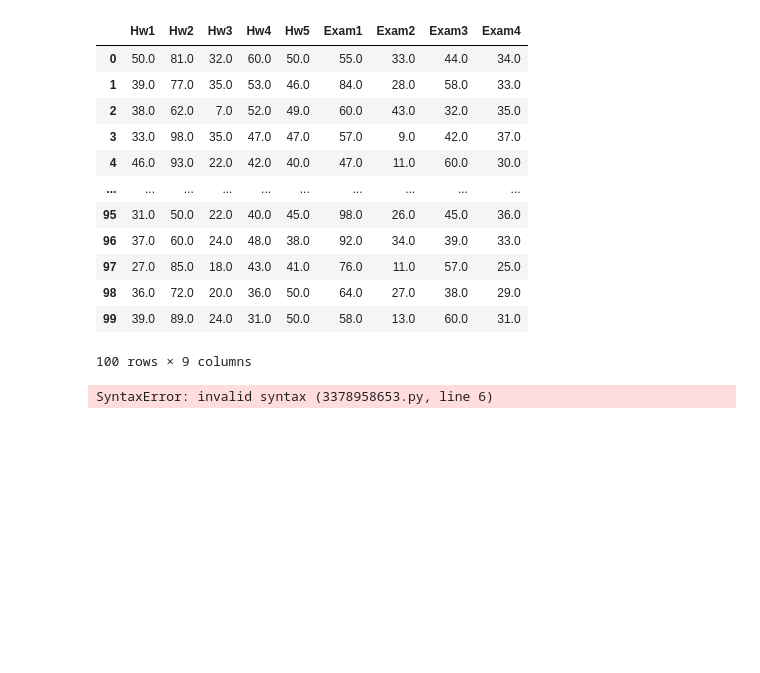
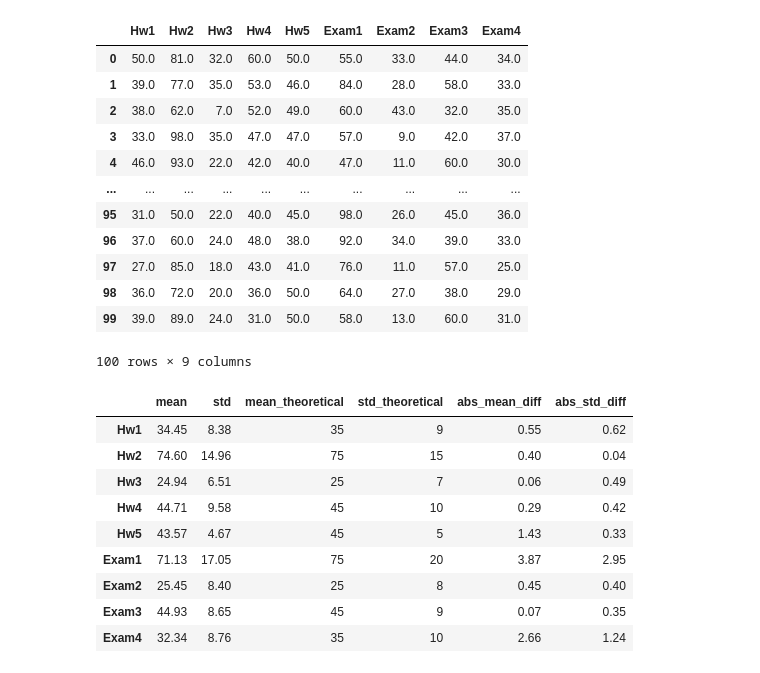
Before and after one commit to ShubhamMisar-12/Python-Code-Archive-2, a Jupyter notebook: Untitled1.ipynb, the cells around one changed output. Saved outputs shown, nothing was run; the diff lists cells and outputs as text; code cells hidden in the pictures; blank space fills up the shorter version.

```diff
--- a/Untitled1.ipynb
+++ b/Untitled1.ipynb
@@ -186,11 +186,20 @@ df2
 | 99 | 39.0 | 89.0 | 24.0 | 31.0 | 50.0 | 58.0 | 13.0 | 60.0 | 31.0 |
 100 rows × 9 columns
 # %%
-df_des = df2.describe().T.drop(['count','min','25%','50%','75%','max'], axis = 1)
+df_des = df2.describe().T.drop(['count','min','25%','50%','75%','max'], axis = 1).round(2)
 df_des['mean_theoretical'] = mu
 df_des['std_theoretical'] = sigma
-df_des['abs_mean_diff'] = abs(round(df_des['mean'] - df_des['mean_theoretical']),2)
-df_des['abs_std_diff'] = abs(round((df_des['std'] - df_des['std_theoretical']),2)
+df_des['abs_mean_diff'] = abs(df_des['mean'] - df_des['mean_theoretical']).round(2)
+df_des['abs_std_diff'] = abs(df_des['std'] - df_des['std_theoretical']).round(2)
 df_des
 # %% [output]
-SyntaxError: invalid syntax (3378958653.py, line 6)
+|  | mean | std | mean_theoretical | std_theoretical | abs_mean_diff | abs_std_diff |
+| Hw1 | 34.45 | 8.38 | 35 | 9 | 0.55 | 0.62 |
+| Hw2 | 74.60 | 14.96 | 75 | 15 | 0.40 | 0.04 |
+| Hw3 | 24.94 | 6.51 | 25 | 7 | 0.06 | 0.49 |
+| Hw4 | 44.71 | 9.58 | 45 | 10 | 0.29 | 0.42 |
+| Hw5 | 43.57 | 4.67 | 45 | 5 | 1.43 | 0.33 |
+| Exam1 | 71.13 | 17.05 | 75 | 20 | 3.87 | 2.95 |
+| Exam2 | 25.45 | 8.40 | 25 | 8 | 0.45 | 0.40 |
+| Exam3 | 44.93 | 8.65 | 45 | 9 | 0.07 | 0.35 |
+| Exam4 | 32.34 | 8.76 | 35 | 10 | 2.66 | 1.24 |
```
Also changed, not shown: parts of 12 cells of this notebook, 3 other files.
